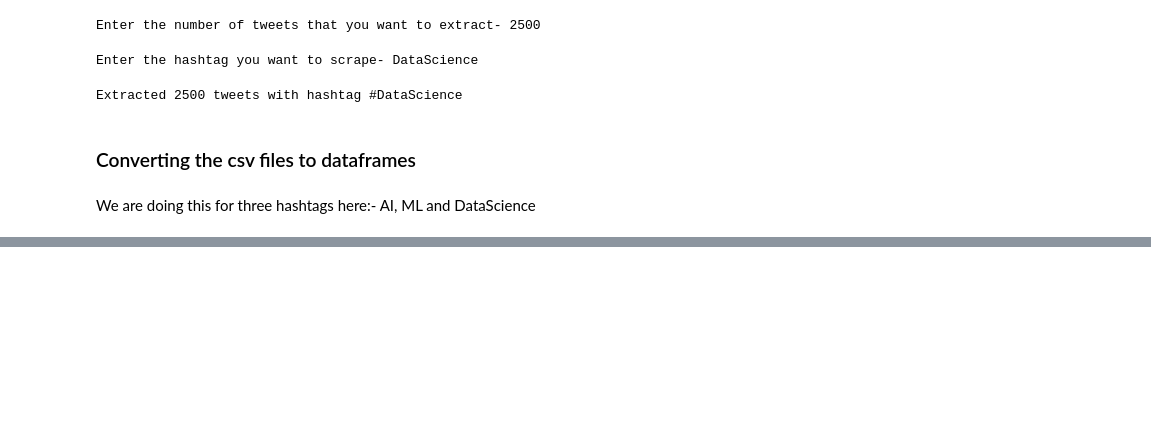
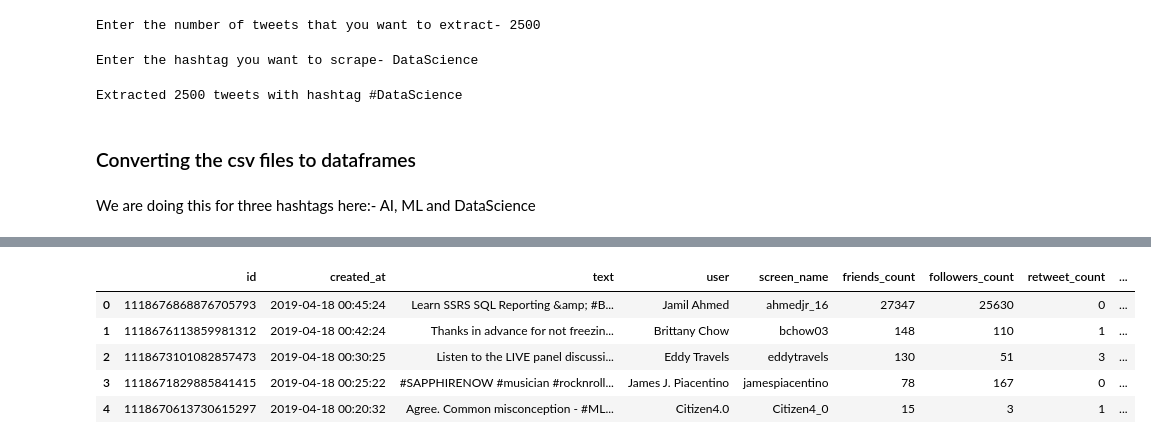
Before and after one commit to ManaliSharma/Umbrella_Academy, a Jupyter notebook: Collecting_Metadata.ipynb, the cells around one changed output, grey strips where cells are left out. Cells and saved outputs as stored; diff of their text form; code cells hidden in the pictures; blank space fills up the shorter version.

```diff
--- a/Collecting_Metadata.ipynb
+++ b/Collecting_Metadata.ipynb
@@ -147,2 +239,10 @@ dataset_1=dataframe('AI')
 # %%
-dataset_2=dataframe('ML')
+dataset_2=dataframe('ML') #Dataset for #ML
+dataset_2.head()
+# %% [output]
+|  | id | created_at | text | user | screen_name | friends_count | followers_count | retweet_count | ... |
+| 0 | 1118676868876705793 | 2019-04-18 00:45:24 | Learn SSRS SQL Reporting &amp; #B... | Jamil Ahmed | ahmedjr_16 | 27347 | 25630 | 0 | ... |
+| 1 | 1118676113859981312 | 2019-04-18 00:42:24 | Thanks in advance for not freezin... | Brittany Chow | bchow03 | 148 | 110 | 1 | ... |
+| 2 | 1118673101082857473 | 2019-04-18 00:30:25 | Listen to the LIVE panel discussi... | Eddy Travels | eddytravels | 130 | 51 | 3 | ... |
+| 3 | 1118671829885841415 | 2019-04-18 00:25:22 | #SAPPHIRENOW #musician #rocknroll... | James J. Piacentino | jamespiacentino | 78 | 167 | 0 | ... |
+| 4 | 1118670613730615297 | 2019-04-18 00:20:32 | Agree. Common misconception - #ML... | Citizen4.0 | Citizen4_0 | 15 | 3 | 1 | ... |
```
Also changed, not shown: parts of 68 cells of this notebook, 8 other files.
